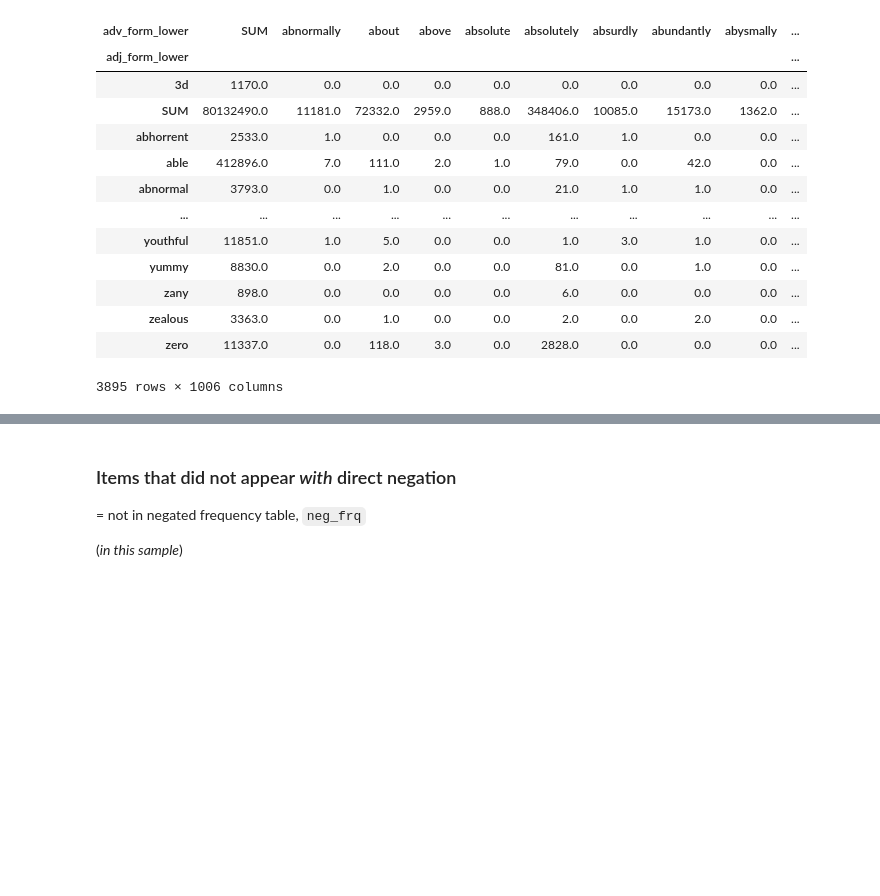
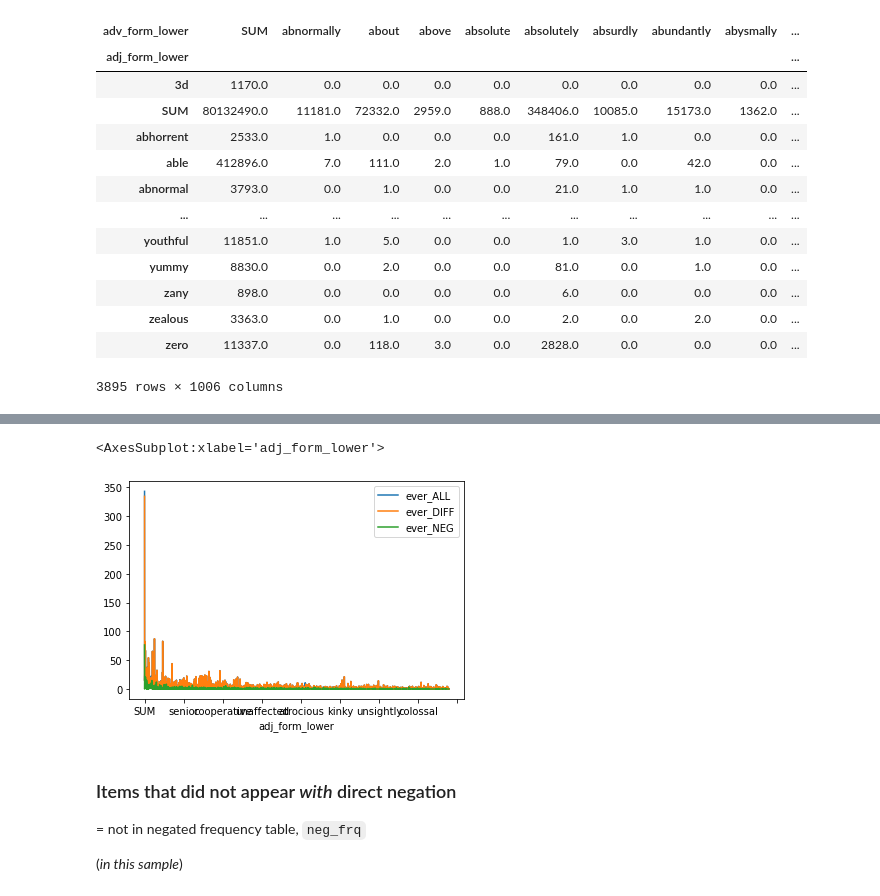
Before and after one commit to AndreaTheLinguist/sanpi, a Jupyter notebook: notebooks/compare_bigram-directNEG.ipynb, the cells around one changed output, grey strips where cells are left out. Saved outputs shown, nothing was run; the diff lists cells and outputs as text; code cells hidden in the pictures; blank space fills up the shorter version.

```diff
--- a/notebooks/compare_bigram-directNEG.ipynb
+++ b/notebooks/compare_bigram-directNEG.ipynb
@@ -275,7 +275,7 @@ Calculate the frequency difference (& save it)
 frq_diff = (all_frq - neg_frq)
 
 # now tweak it a bit for memory optimization and improved legibility
-frq_df = (frq_diff.fillna(0)
+neg_frq = (frq_diff.fillna(0)
           .apply(pd.to_numeric, downcast='unsigned')
           .sort_values('SUM', axis=0, ascending=False)
           .sort_values('SUM', ascending=False))
@@ -314,0 +326,3 @@ StatisticsError: geometric mean requires a non-empty dataset containing positive
+# %%
+ever=all_frq['ever'].to_frame('ever_ALL').join(frq_diff['ever'].to_frame('ever_DIFF')).join(neg_frq['ever'].to_frame('ever_NEG'))
+ever
@@ -315,3 +344,9 @@ StatisticsError: geometric mean requires a non-empty dataset containing positive
+# %%
+from utils import transform_counts
+transform_counts(ever, 'sqrt').plot()
+# %% [output]
+<AxesSubplot:xlabel='adj_form_lower'>
+[figure, added]
 # %% [markdown]
 ### Items that did not appear _with_  direct negation
 
```
Also changed, not shown: parts of 14 cells of this notebook, 1 other file.
